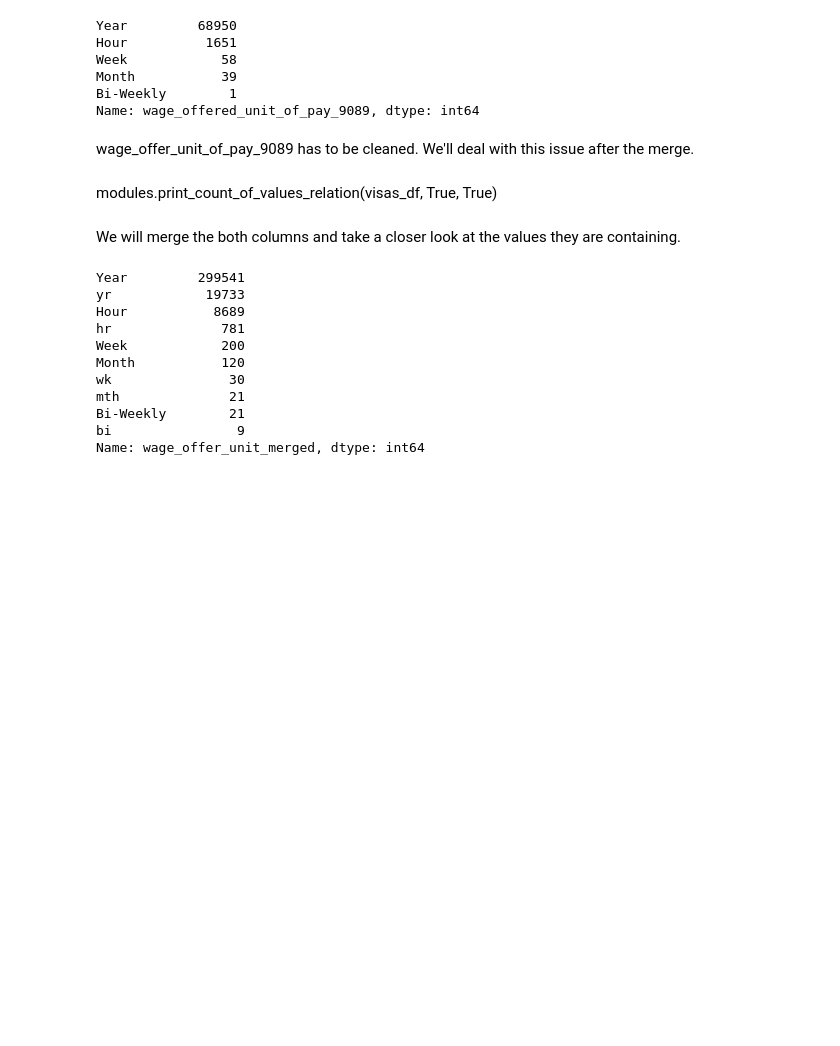
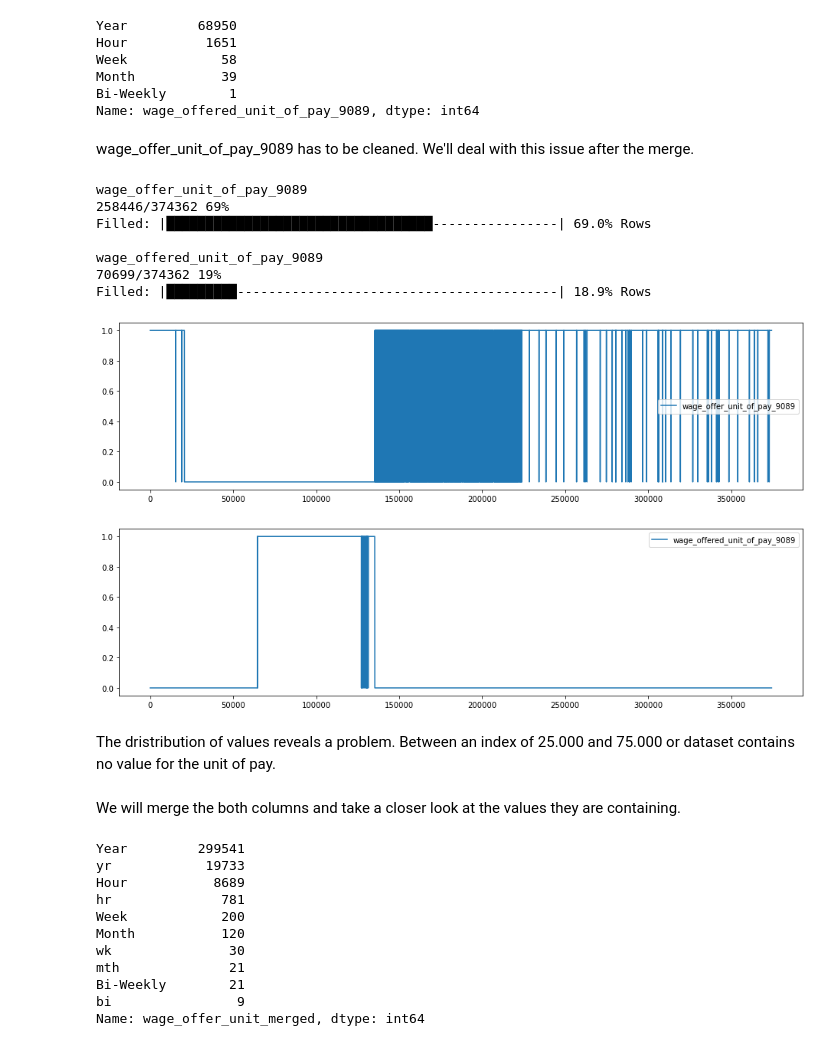
Before and after one commit to andy8001/python_visa, a Jupyter notebook: wage_clean.ipynb, the cells around one changed output. Saved outputs shown, nothing was run; the diff lists cells and outputs as text; code cells hidden in the pictures; blank space fills up the shorter version.

Commit message:
Continued Work on wage_clean + new File NeedWorkersSates

```diff
--- a/wage_clean.ipynb
+++ b/wage_clean.ipynb
@@ -304,8 +314,20 @@ Bi-Weekly        1
 Name: wage_offered_unit_of_pay_9089, dtype: int64
 # %% [markdown]
 wage_offer_unit_of_pay_9089 has to be cleaned. We'll deal with this issue after the merge.
-# %% [markdown]
-modules.print_count_of_values_relation(visas_df, True, True)
+# %%
+modules.print_count_of_values_relation(visas_df, True, True)
+# %% [output]
+wage_offer_unit_of_pay_9089
+258446/374362 69%
+Filled: |██████████████████████████████████----------------| 69.0% Rows
+
+wage_offered_unit_of_pay_9089
+70699/374362 19%
+Filled: |█████████-----------------------------------------| 18.9% Rows
+[figure, added]
+[figure, added]
+# %% [markdown]
+The dristribution of values reveals a problem. Between an index of 25.000 and 75.000 or dataset contains no value for the unit of pay.
 # %% [markdown]
 We will merge the both columns and take a closer look at the values they are containing.
 # %%
```
Also changed, not shown: parts of 16 cells of this notebook.
